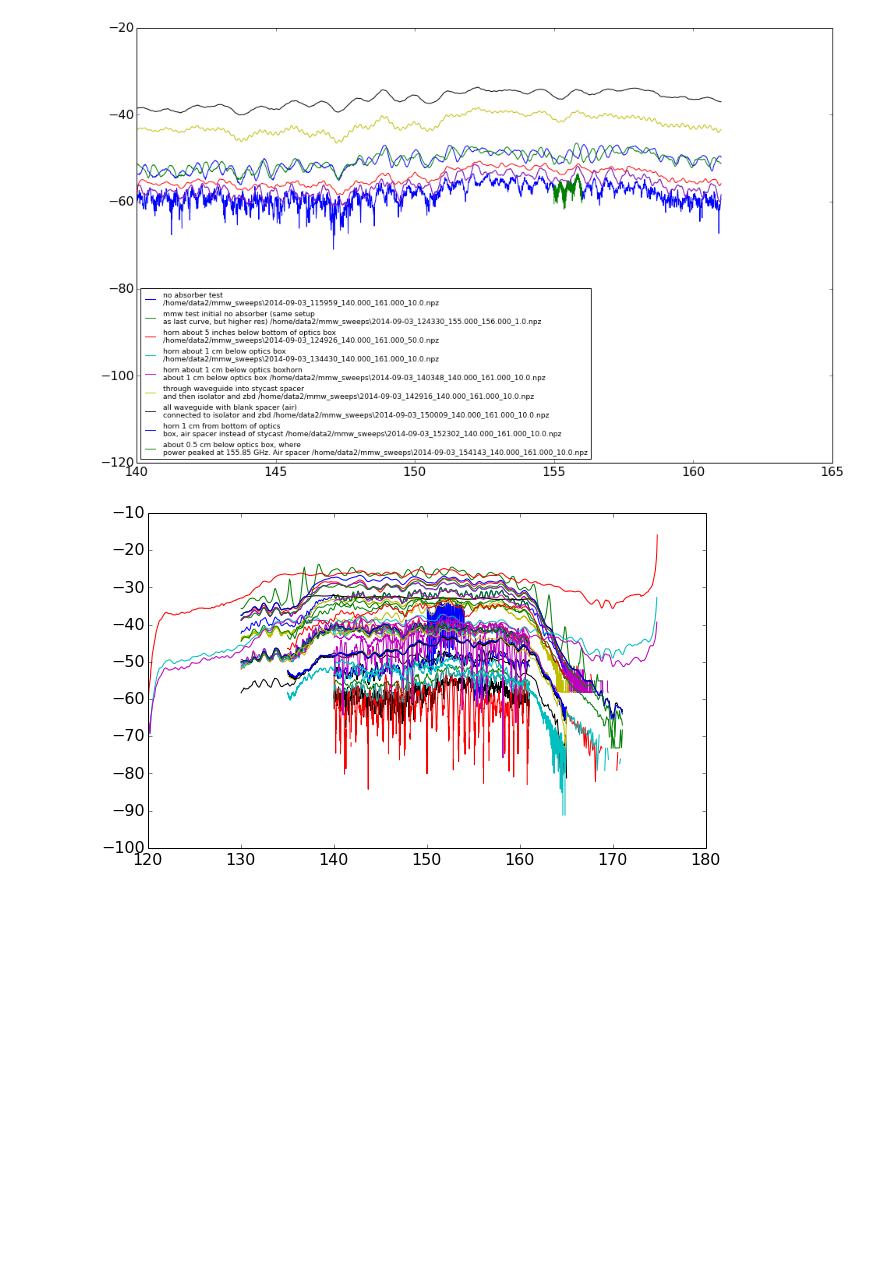
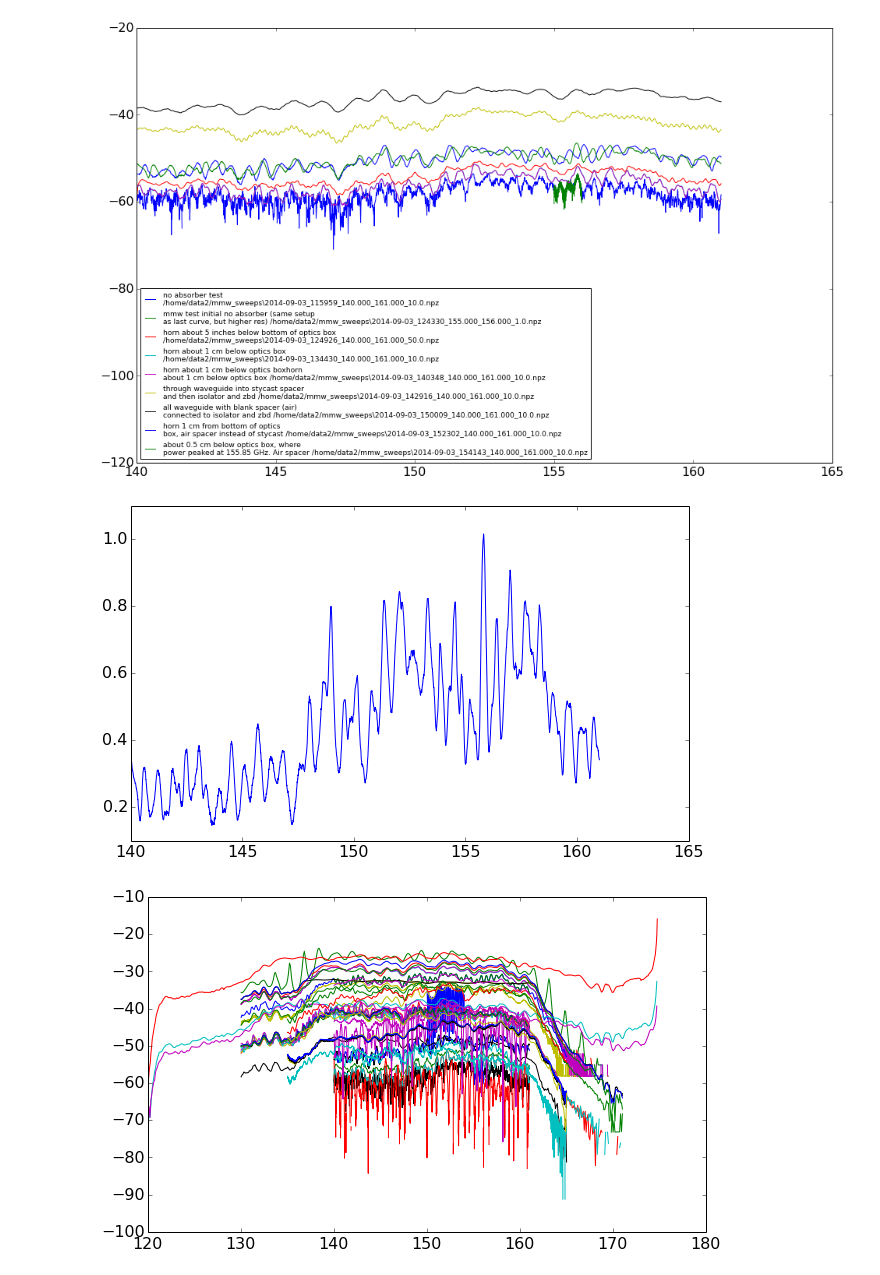
Before and after one commit to gitj/notebooks, a Jupyter notebook: 2014-09-16-mmw-source-transmission.ipynb, the cells around one changed output. Saved outputs shown, nothing was run; the diff lists cells and outputs as text; code cells hidden in the pictures; blank space fills up the shorter version.

```diff
--- a/2014-09-16-mmw-source-transmission.ipynb
+++ b/2014-09-16-mmw-source-transmission.ipynb
@@ -68,6 +64,10 @@ ylim(-120,-20)
 # %% [output]
 (-120, -20)
 [figure]
+# %%
+plot_response('/home/data2/mmw_sweeps/2014-09-03_154143_140.000_161.000_10.0.npz',plot_db=False,ref=22e-9)
+# %% [output]
+[figure, added]
 # %%
 str.split?
 # %%
```
Also changed, not shown: parts of 6 cells of this notebook, 1 other file.
